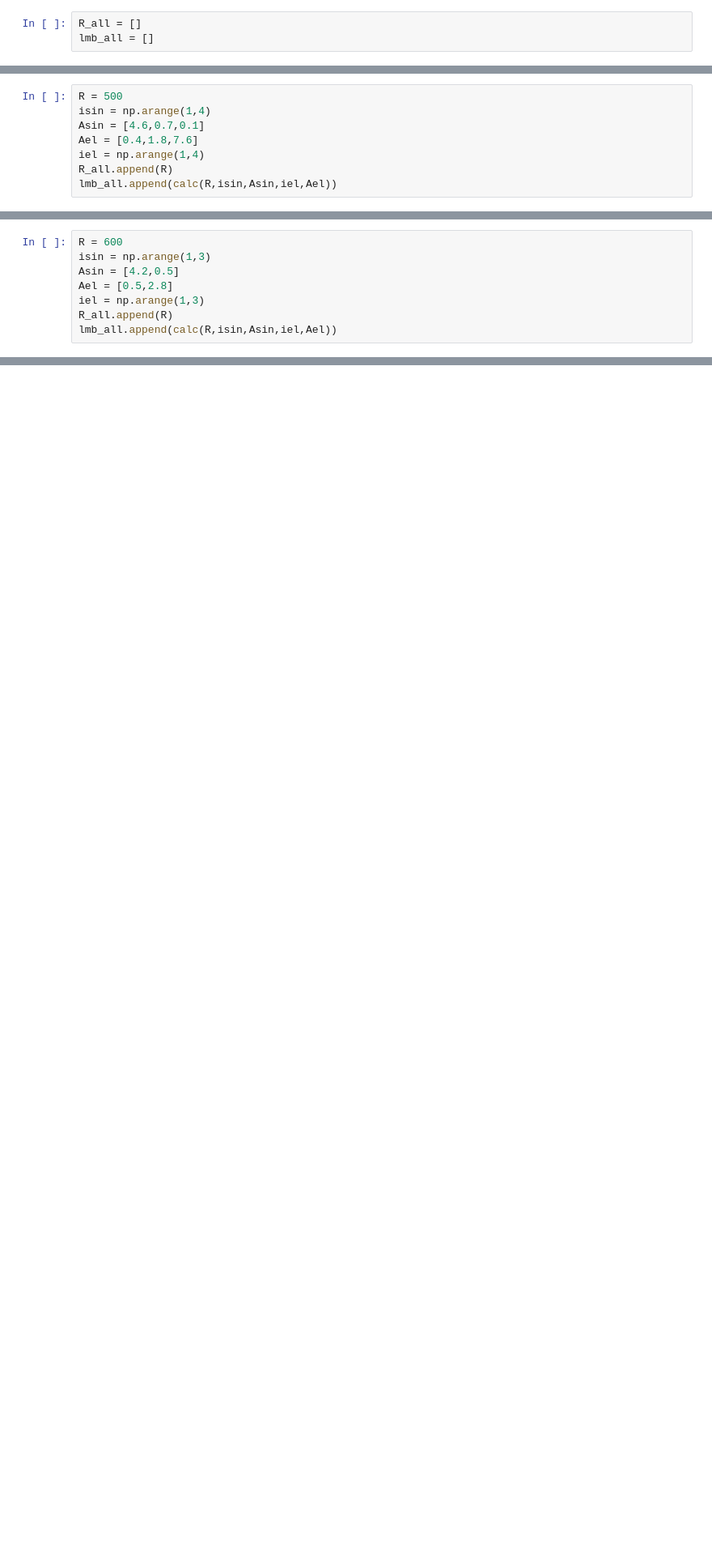
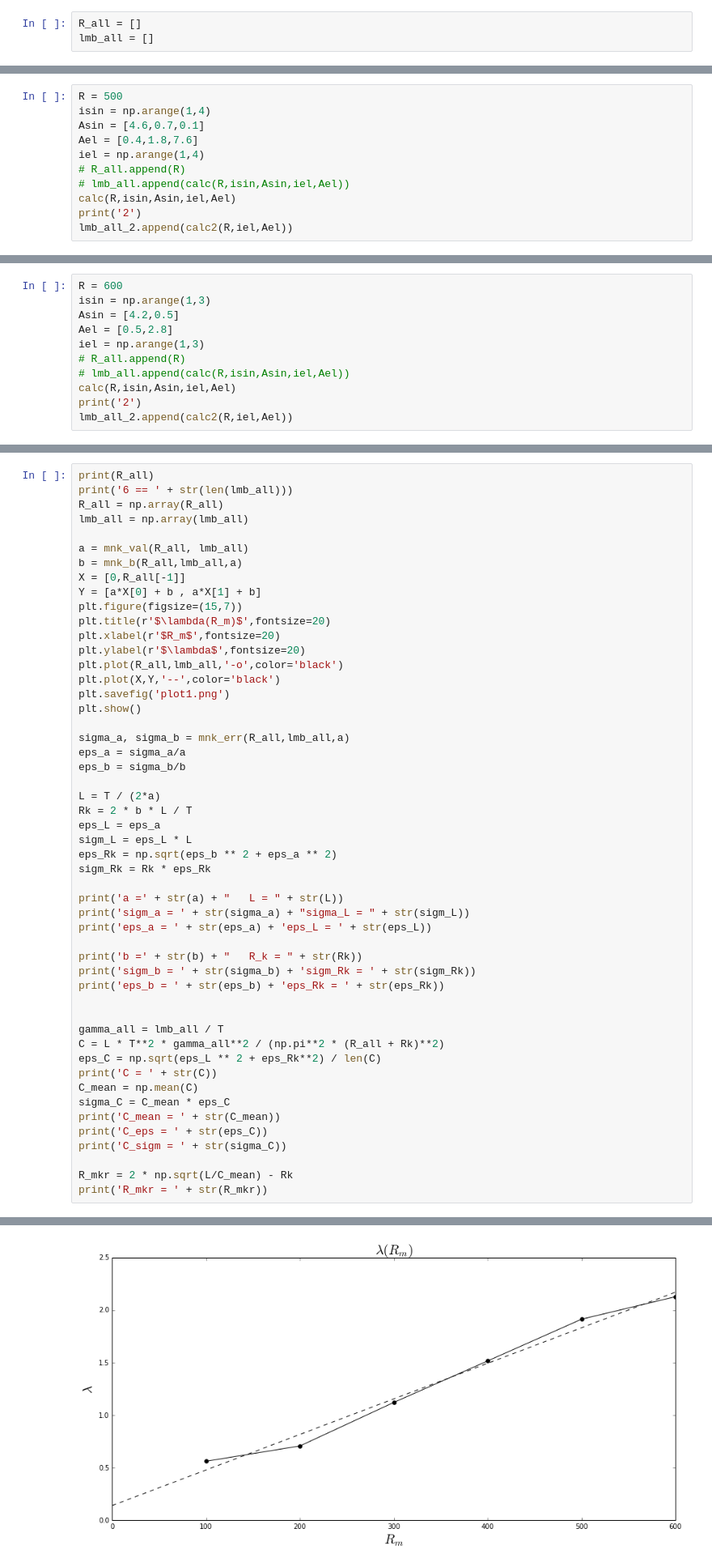
Before and after one commit to ale3otik/Physic_labs2016part2, a Jupyter notebook: L6/calc.ipynb, the cells around one changed output, grey strips where cells are left out. Shown: that part at 81% size. Drawn from its saved outputs; the diff is of its cells as text; blank space fills up the shorter version.

```diff
--- a/L6/calc.ipynb
+++ b/L6/calc.ipynb
@@ -68,8 +98,11 @@ isin = np.arange(1,4)
 Asin = [4.6,0.7,0.1]
 Ael = [0.4,1.8,7.6]
 iel = np.arange(1,4)
-R_all.append(R)
-lmb_all.append(calc(R,isin,Asin,iel,Ael))
+# R_all.append(R)
+# lmb_all.append(calc(R,isin,Asin,iel,Ael))
+calc(R,isin,Asin,iel,Ael)
+print('2')
+lmb_all_2.append(calc2(R,iel,Ael))
 # %% [output]
 exp lambda = [6.571428571428571, 6.999999999999999]
 labda = lmb[1.8827312474337816, 1.9459101490553132]
@@ -80,8 +117,11 @@ isin = np.arange(1,3)
 Asin = [4.2,0.5]
 Ael = [0.5,2.8]
 iel = np.arange(1,3)
-R_all.append(R)
-lmb_all.append(calc(R,isin,Asin,iel,Ael))
+# R_all.append(R)
+# lmb_all.append(calc(R,isin,Asin,iel,Ael))
+calc(R,isin,Asin,iel,Ael)
+print('2')
+lmb_all_2.append(calc2(R,iel,Ael))
 # %% [output]
 exp lambda = [8.4]
 labda = lmb[2.1282317058492679]
@@ -103,0 +133,52 @@ plt.show()
+# %%
+print(R_all)
+print('6 == ' + str(len(lmb_all)))
+R_all = np.array(R_all)
+lmb_all = np.array(lmb_all)
+
+a = mnk_val(R_all, lmb_all)
+b = mnk_b(R_all,lmb_all,a)
+X = [0,R_all[-1]]
+Y = [a*X[0] + b , a*X[1] + b]
+plt.figure(figsize=(15,7))
+plt.title(r'$\lambda(R_m)$',fontsize=20)
+plt.xlabel(r'$R_m$',fontsize=20)
+plt.ylabel(r'$\lambda$',fontsize=20)
+plt.plot(R_all,lmb_all,'-o',color='black')
+plt.plot(X,Y,'--',color='black')
+plt.savefig('plot1.png')
+plt.show()
+
+sigma_a, sigma_b = mnk_err(R_all,lmb_all,a)
+eps_a = sigma_a/a
+eps_b = sigma_b/b
+
+L = T / (2*a)
+Rk = 2 * b * L / T
+eps_L = eps_a
+sigm_L = eps_L * L
+eps_Rk = np.sqrt(eps_b ** 2 + eps_a ** 2)
+sigm_Rk = Rk * eps_Rk
+
+print('a =' + str(a) + "   L = " + str(L))
+print('sigm_a = ' + str(sigma_a) + "sigma_L = " + str(sigm_L))
+print('eps_a = ' + str(eps_a) + 'eps_L = ' + str(eps_L))
+
+print('b =' + str(b) + "   R_k = " + str(Rk))
+print('sigm_b = ' + str(sigma_b) + 'sigm_Rk = ' + str(sigm_Rk))
+print('eps_b = ' + str(eps_b) + 'eps_Rk = ' + str(eps_Rk))
+
+
+gamma_all = lmb_all / T
+C = L * T**2 * gamma_all**2 / (np.pi**2 * (R_all + Rk)**2)
+eps_C = np.sqrt(eps_L ** 2 + eps_Rk**2) / len(C)
+print('C = ' + str(C))
+C_mean = np.mean(C)
+sigma_C = C_mean * eps_C
+print('C_mean = ' + str(C_mean))
+print('C_eps = ' + str(eps_C))
+print('C_sigm = ' + str(sigma_C))
+
+R_mkr = 2 * np.sqrt(L/C_mean) - Rk
+print('R_mkr = ' + str(R_mkr))
+# %% [output]
@@ -103,0 +187 @@ plt.show()
+[figure, added]
```
Also changed, not shown: parts of 12 cells of this notebook.
